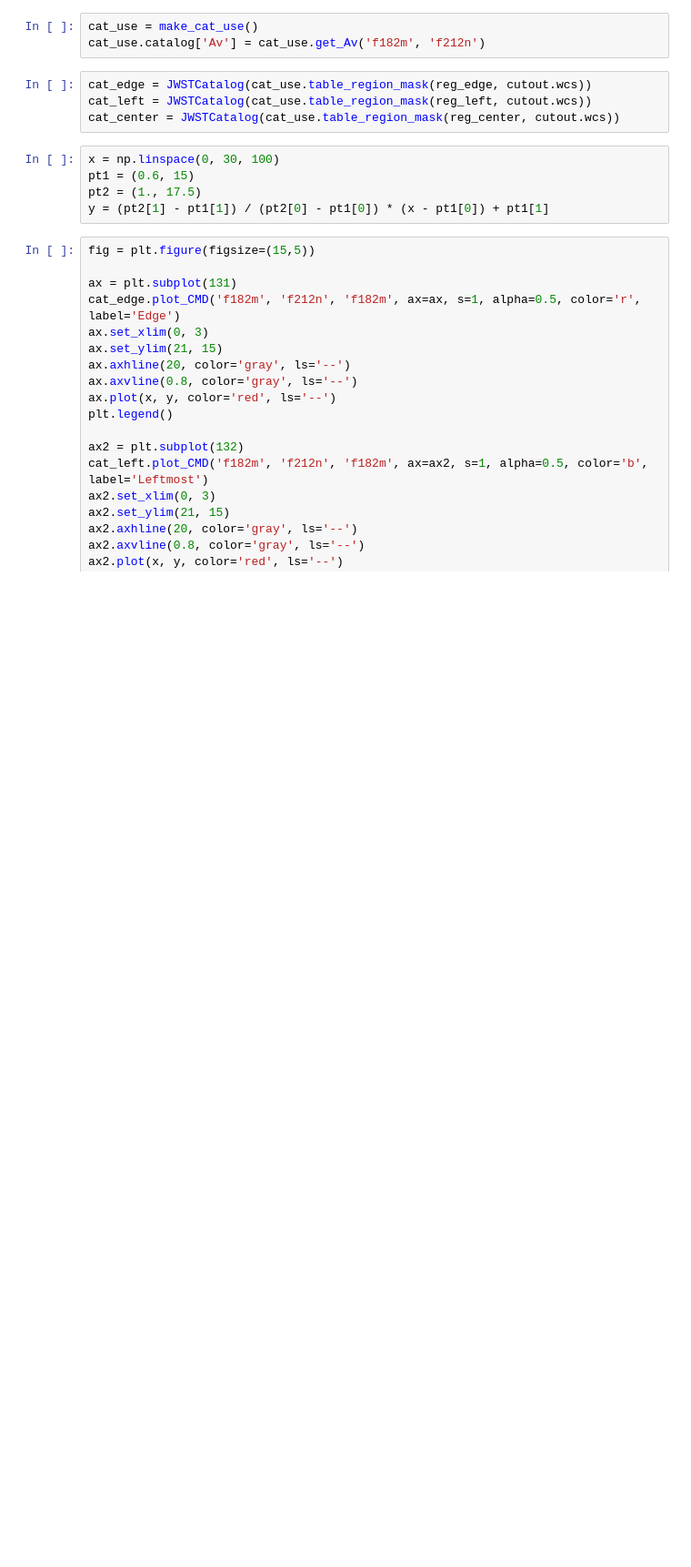
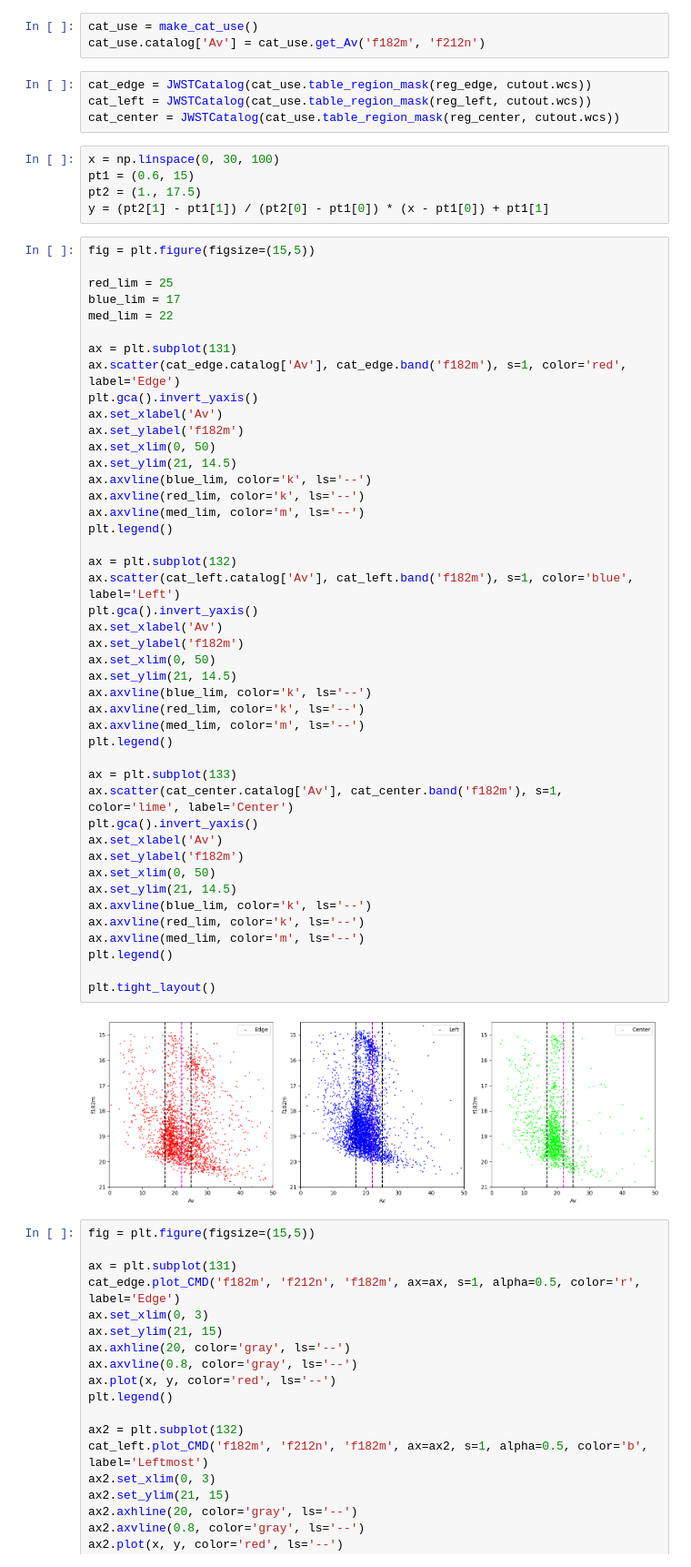
Before and after one commit to SpacialTree/dustridge-cd, a Jupyter notebook: notebooks/dustridge_edge.ipynb, the cells around one changed output. Shown at 91% size. Saved outputs shown, nothing was run; the diff lists cells and outputs as text; blank space fills up the shorter version.

```diff
--- a/notebooks/dustridge_edge.ipynb
+++ b/notebooks/dustridge_edge.ipynb
@@ -46,6 +46,52 @@ x = np.linspace(0, 30, 100)
 pt1 = (0.6, 15)
 pt2 = (1., 17.5)
 y = (pt2[1] - pt1[1]) / (pt2[0] - pt1[0]) * (x - pt1[0]) + pt1[1]
+# %%
+fig = plt.figure(figsize=(15,5))
+
+red_lim = 25
+blue_lim = 17
+med_lim = 22
+
+ax = plt.subplot(131)
+ax.scatter(cat_edge.catalog['Av'], cat_edge.band('f182m'), s=1, color='red', label='Edge')
+plt.gca().invert_yaxis()
+ax.set_xlabel('Av')
+ax.set_ylabel('f182m')
+ax.set_xlim(0, 50)
+ax.set_ylim(21, 14.5)
+ax.axvline(blue_lim, color='k', ls='--')
+ax.axvline(red_lim, color='k', ls='--')
+ax.axvline(med_lim, color='m', ls='--')
+plt.legend()
+
+ax = plt.subplot(132)
+ax.scatter(cat_left.catalog['Av'], cat_left.band('f182m'), s=1, color='blue', label='Left')
+plt.gca().invert_yaxis()
+ax.set_xlabel('Av')
+ax.set_ylabel('f182m')
+ax.set_xlim(0, 50)
+ax.set_ylim(21, 14.5)
+ax.axvline(blue_lim, color='k', ls='--')
+ax.axvline(red_lim, color='k', ls='--')
+ax.axvline(med_lim, color='m', ls='--')
+plt.legend()
+
+ax = plt.subplot(133)
+ax.scatter(cat_center.catalog['Av'], cat_center.band('f182m'), s=1, color='lime', label='Center')
+plt.gca().invert_yaxis()
+ax.set_xlabel('Av')
+ax.set_ylabel('f182m')
+ax.set_xlim(0, 50)
+ax.set_ylim(21, 14.5)
+ax.axvline(blue_lim, color='k', ls='--')
+ax.axvline(red_lim, color='k', ls='--')
+ax.axvline(med_lim, color='m', ls='--')
+plt.legend()
+
+plt.tight_layout()
+# %% [output]
+[figure, added]
 # %%
 fig = plt.figure(figsize=(15,5))
 
```
